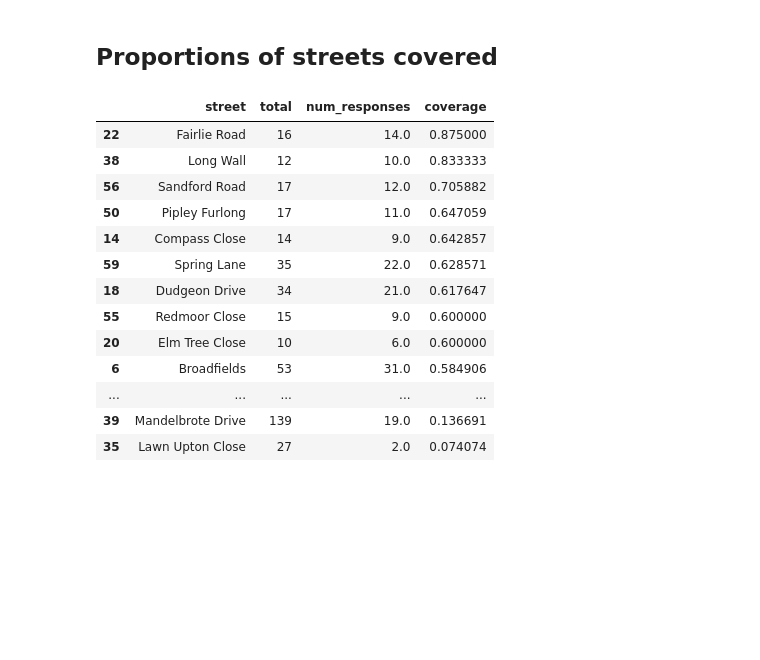
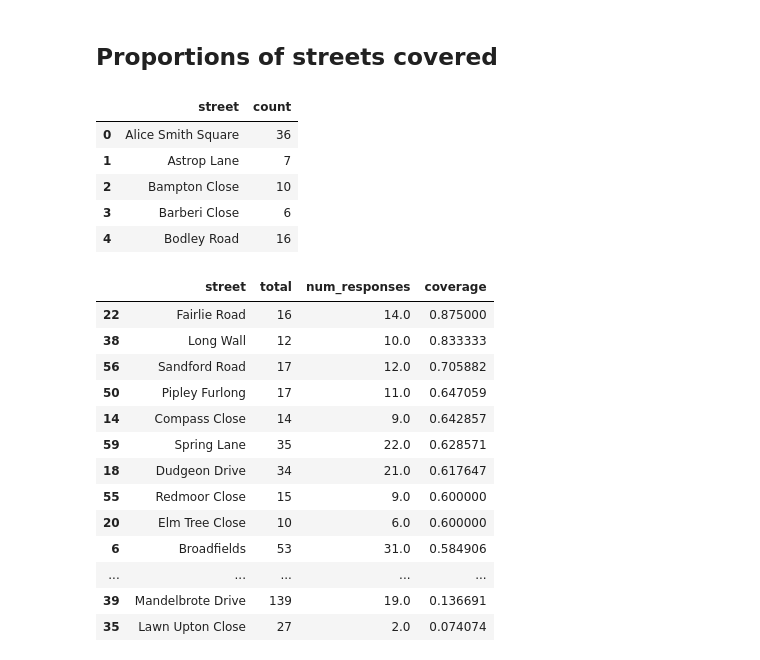
Before and after one commit to annarailton/littlemore_ltn_analysis, a Jupyter notebook: lpc_ltn_analysis.ipynb, the cells around one changed output. Saved outputs shown, nothing was run; the diff lists cells and outputs as text; code cells hidden in the pictures; blank space fills up the shorter version.

Commit message:
Add street count data

```diff
--- a/lpc_ltn_analysis.ipynb
+++ b/lpc_ltn_analysis.ipynb
@@ -251,8 +251,15 @@ Index(['timestamp', 'email', 'street', '1_reduce_traffic', '2_car_before',
 # %% [markdown]
 ## Proportions of streets covered
 # %%
-freq_count_by_street = df["street"].value_counts().to_frame().reset_index()
-freq_count_by_street = freq_count_by_street.rename(
-    columns={"street": "count", "index": "street"}
-)
+# Read in counts from `street_counts.csv` as anonymisation has amalgamated some streets in the main dataset
+street_counts = pd.read_csv('data/street_counts.csv')
+street_counts.rename(columns={'num_respondents':'count'}, inplace=True)
+street_counts.head()
+# %% [output]
+|  | street | count |
+| 0 | Alice Smith Square | 36 |
+| 1 | Astrop Lane | 7 |
+| 2 | Bampton Close | 10 |
+| 3 | Barberi Close | 6 |
+| 4 | Bodley Road | 16 |
 # %%
```
Also changed, not shown: parts of 4 cells of this notebook, 2 other files.
